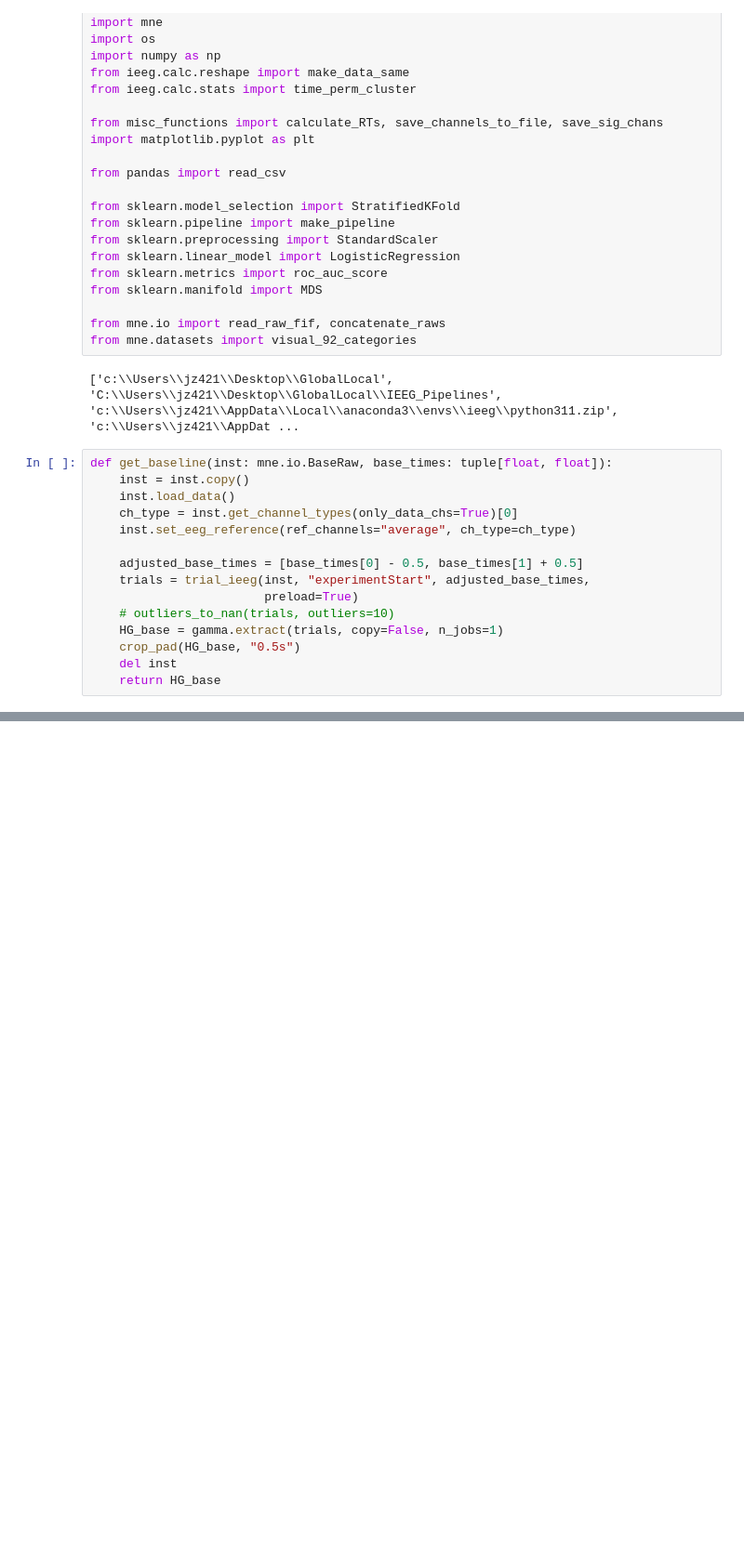
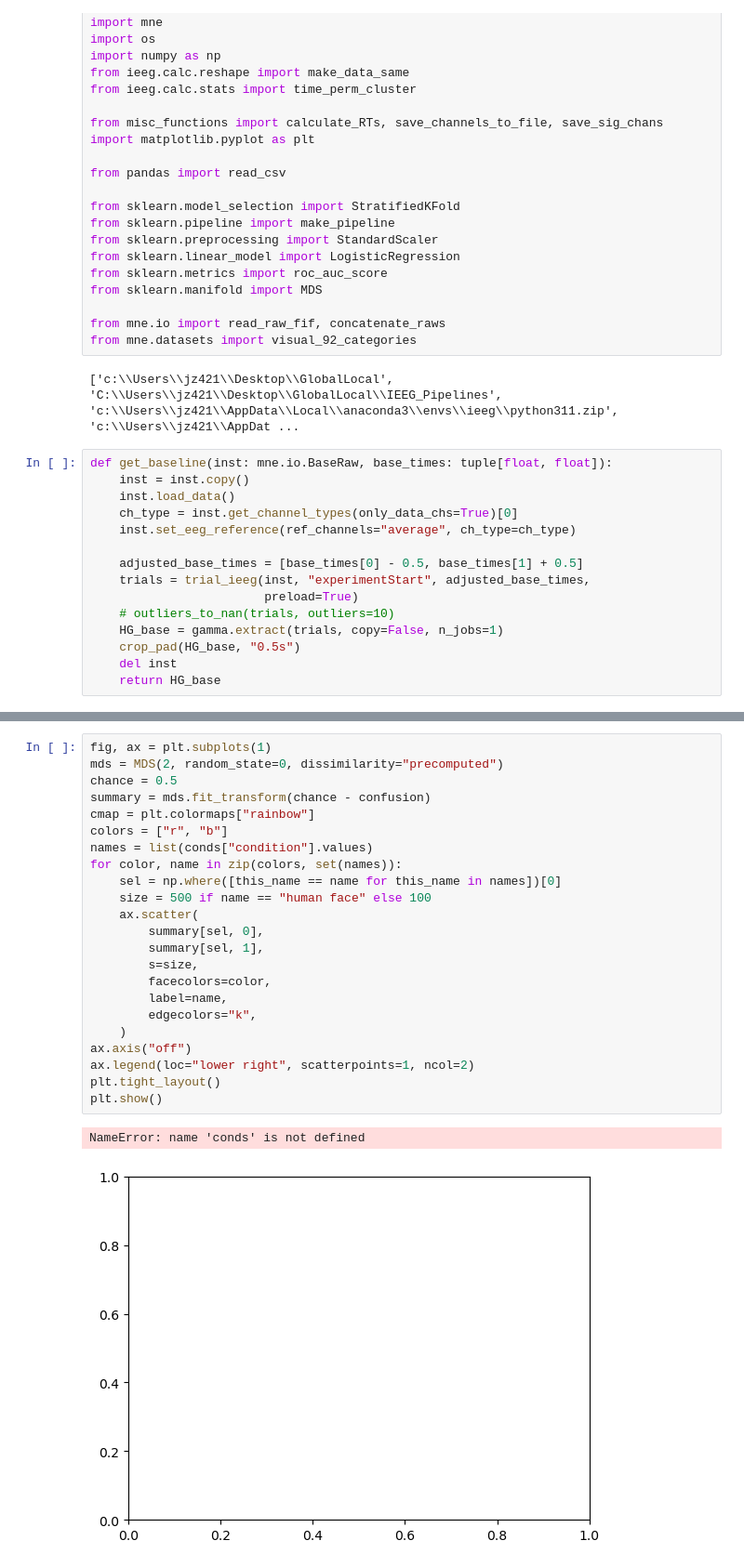
Before and after one commit to coganlab/GlobalLocal, a Jupyter notebook: rsa.ipynb, the cells around one changed output, grey strips where cells are left out. Shown at 93% size. Drawn from its saved outputs; the diff is of its cells as text; blank space fills up the shorter version.

```diff
--- a/rsa.ipynb
+++ b/rsa.ipynb
@@ -168,0 +289,26 @@ for train, test in cv.split(X, y):
+# %%
+fig, ax = plt.subplots(1)
+mds = MDS(2, random_state=0, dissimilarity="precomputed")
+chance = 0.5
+summary = mds.fit_transform(chance - confusion)
+cmap = plt.colormaps["rainbow"]
+colors = ["r", "b"]
+names = list(conds["condition"].values)
+for color, name in zip(colors, set(names)):
+    sel = np.where([this_name == name for this_name in names])[0]
+    size = 500 if name == "human face" else 100
+    ax.scatter(
+        summary[sel, 0],
+        summary[sel, 1],
+        s=size,
+        facecolors=color,
+        label=name,
+        edgecolors="k",
+    )
+ax.axis("off")
+ax.legend(loc="lower right", scatterpoints=1, ncol=2)
+plt.tight_layout()
+plt.show()
+# %% [output]
+NameError: name 'conds' is not defined
+[figure, added]
```
Also changed, not shown: parts of 8 cells of this notebook, 4 other files.
